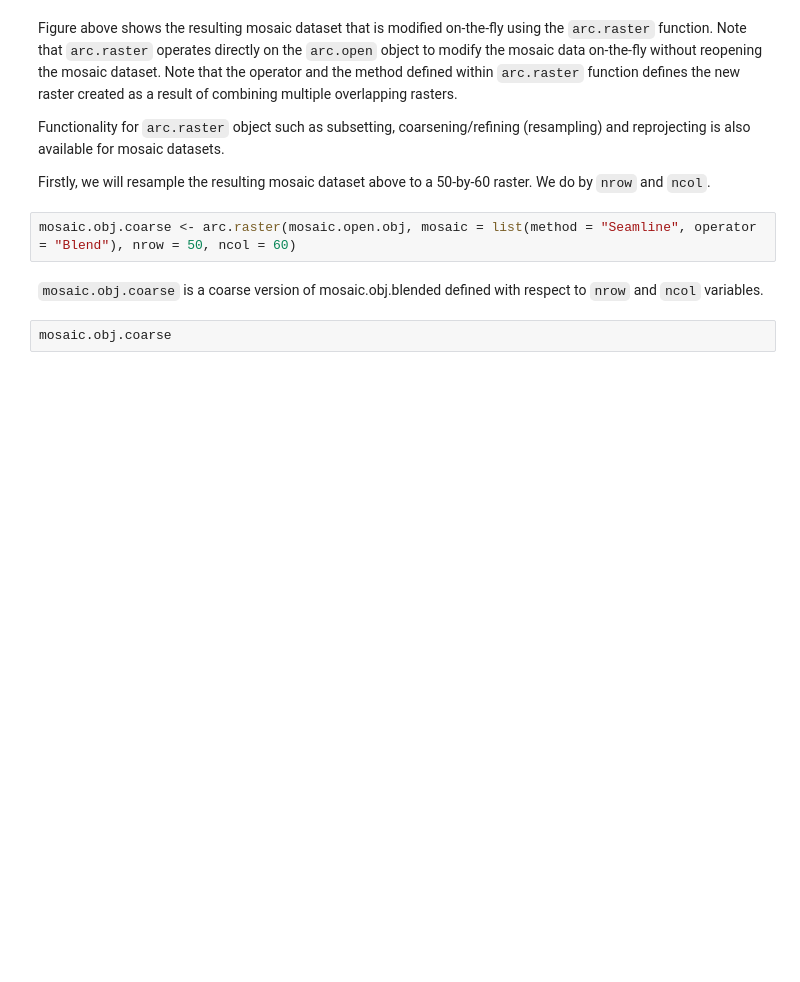
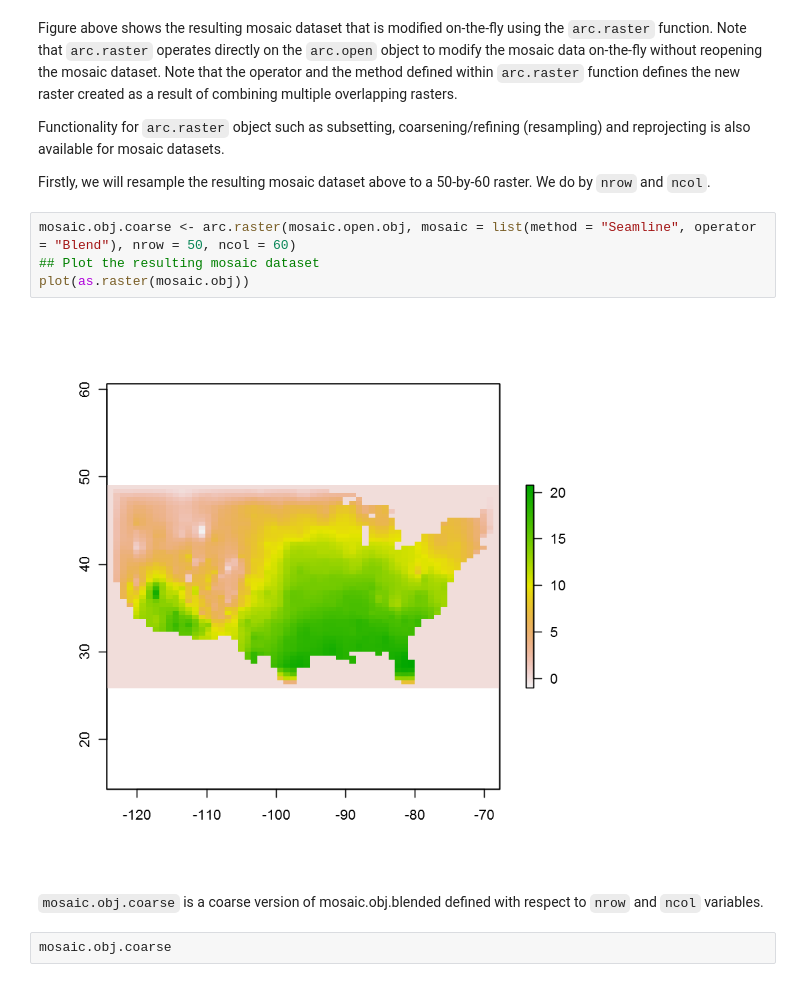
Before and after one commit to R-ArcGIS/R-Bridge-Tutorial-Notebooks, a Jupyter notebook: R-bridge-support-for-mosaic-and-time-series-rasters.ipynb, the cells around one changed output. Saved outputs shown, nothing was run; the diff lists cells and outputs as text; blank space fills up the shorter version.

````diff
--- a/R-bridge-support-for-mosaic-and-time-series-rasters.ipynb
+++ b/R-bridge-support-for-mosaic-and-time-series-rasters.ipynb
@@ -79,6 +87,10 @@
 Firstly, we will resample the resulting mosaic dataset above to a 50-by-60 raster. We do by ```nrow``` and ```ncol```.
 # %%
 mosaic.obj.coarse <- arc.raster(mosaic.open.obj, mosaic = list(method = "Seamline", operator = "Blend"), nrow = 50, ncol = 60)
+## Plot the resulting mosaic dataset
+plot(as.raster(mosaic.obj))
+# %% [output]
+[figure, added]
 # %% [markdown]
 ```mosaic.obj.coarse``` is a coarse version of mosaic.obj.blended defined with respect to ```nrow``` and ```ncol``` variables.
 # %%
````
Also changed, not shown: parts of 5 cells of this notebook.
